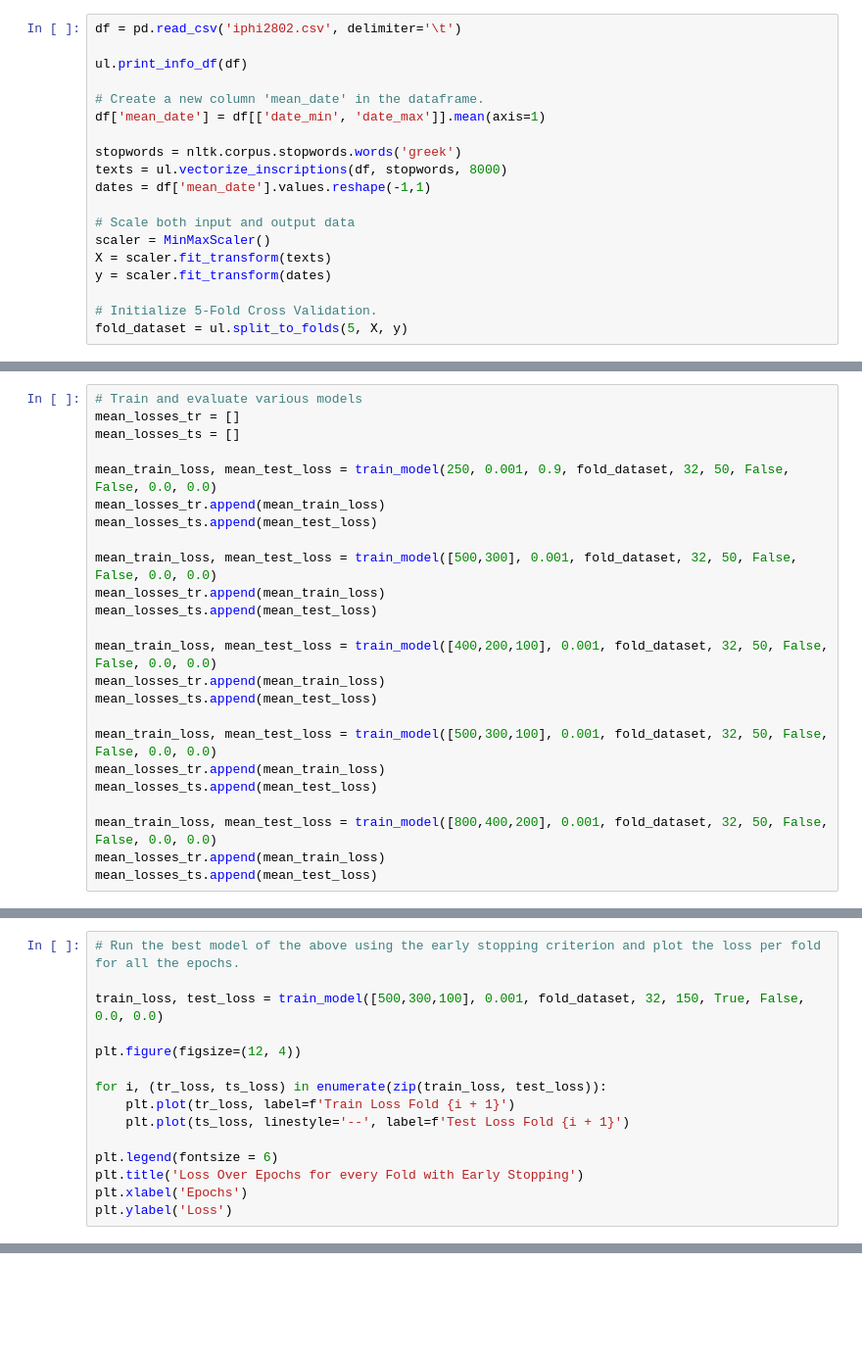
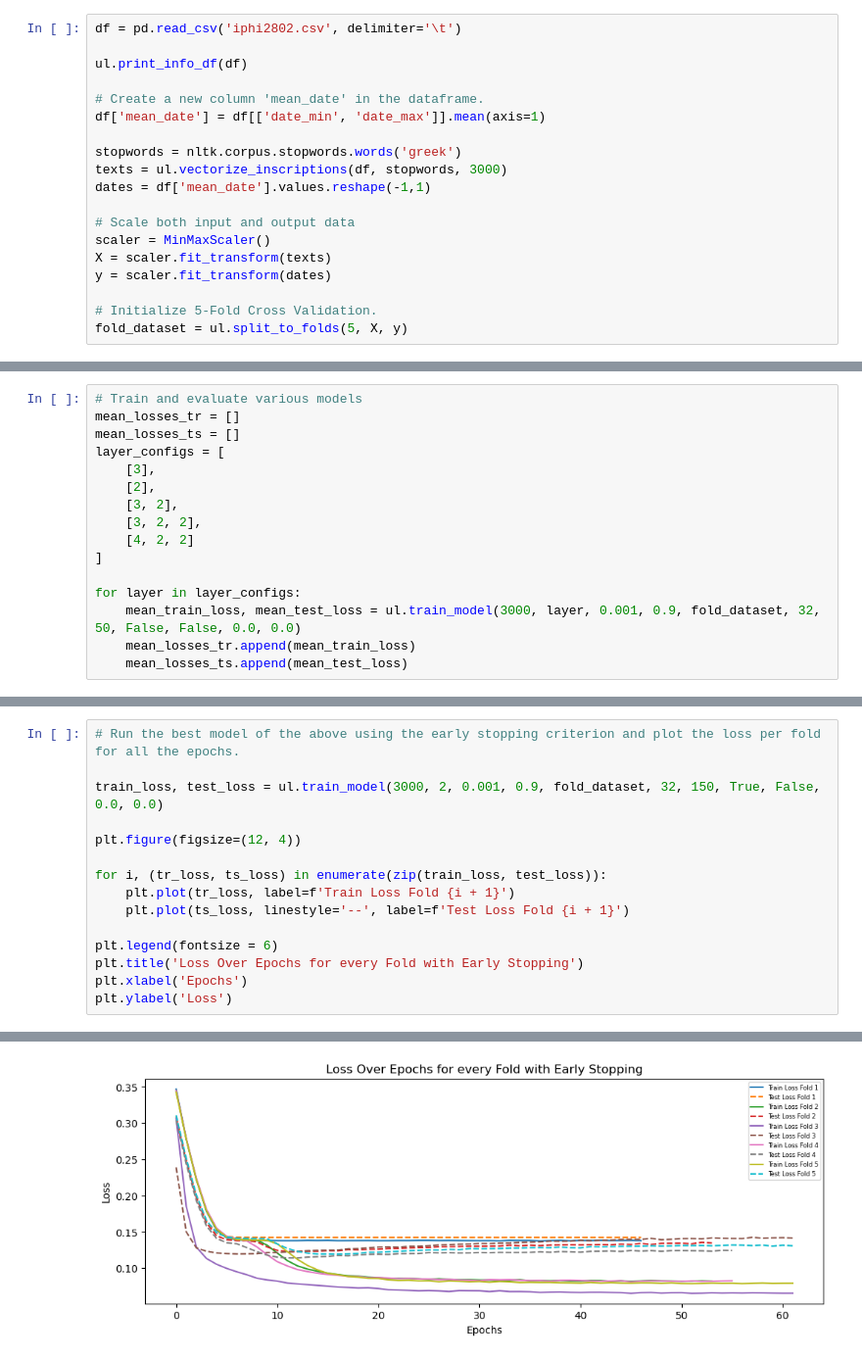
Before and after one commit to kwnkapog/Neural-Networks-Project, a Jupyter notebook: code/compute.ipynb, the cells around one changed output, grey strips where cells are left out. Shown at 98% size. Saved outputs shown, nothing was run; the diff lists cells and outputs as text; blank space fills up the shorter version.

```diff
--- a/code/compute.ipynb
+++ b/code/compute.ipynb
@@ -21,7 +44,7 @@ ul.print_info_df(df)
 df['mean_date'] = df[['date_min', 'date_max']].mean(axis=1)
 
 stopwords = nltk.corpus.stopwords.words('greek')
-texts = ul.vectorize_inscriptions(df, stopwords, 8000)
+texts = ul.vectorize_inscriptions(df, stopwords, 3000)
 dates = df['mean_date'].values.reshape(-1,1)
 
 # Scale both input and output data
@@ -56,24 +76,16 @@ The vocabulary created from the vectorizer is the following
-# %%
-# Train and evaluate various models
-mean_losses_tr = []
-mean_losses_ts = []
-
-mean_train_loss, mean_test_loss = train_model(250, 0.001, 0.9, fold_dataset, 32, 50, False, False, 0.0, 0.0)
-mean_losses_tr.append(mean_train_loss)
-mean_losses_ts.append(mean_test_loss)
-
-mean_train_loss, mean_test_loss = train_model([500,300], 0.001, fold_dataset, 32, 50, False, False, 0.0, 0.0)
-mean_losses_tr.append(mean_train_loss)
-mean_losses_ts.append(mean_test_loss)
-
-mean_train_loss, mean_test_loss = train_model([400,200,100], 0.001, fold_dataset, 32, 50, False, False, 0.0, 0.0)
-mean_losses_tr.append(mean_train_loss)
-mean_losses_ts.append(mean_test_loss)
-
-mean_train_loss, mean_test_loss = train_model([500,300,100], 0.001, fold_dataset, 32, 50, False, False, 0.0, 0.0)
-mean_losses_tr.append(mean_train_loss)
-mean_losses_ts.append(mean_test_loss)
-
-mean_train_loss, mean_test_loss = train_model([800,400,200], 0.001, fold_dataset, 32, 50, False, False, 0.0, 0.0)
-mean_losses_tr.append(mean_train_loss)
-mean_losses_ts.append(mean_test_loss)
+# %%
+# Train and evaluate various models
+mean_losses_tr = []
+mean_losses_ts = []
+layer_configs = [
+    [3],
+    [2],
+    [3, 2],
+    [3, 2, 2],
+    [4, 2, 2]
+]
+
+for layer in layer_configs:
+    mean_train_loss, mean_test_loss = ul.train_model(3000, layer, 0.001, 0.9, fold_dataset, 32, 50, False, False, 0.0, 0.0)
+    mean_losses_tr.append(mean_train_loss)
+    mean_losses_ts.append(mean_test_loss)
@@ -92,7 +125,7 @@ plt.ylabel('Loss')
 # %%
 # Run the best model of the above using the early stopping criterion and plot the loss per fold for all the epochs.
 
-train_loss, test_loss = train_model([500,300,100], 0.001, fold_dataset, 32, 150, True, False, 0.0, 0.0)
+train_loss, test_loss = ul.train_model(3000, 2, 0.001, 0.9, fold_dataset, 32, 150, True, False, 0.0, 0.0)
 
 plt.figure(figsize=(12, 4))
 
@@ -104,3 +137,4 @@ plt.legend(fontsize = 6)
 plt.title('Loss Over Epochs for every Fold with Early Stopping')
 plt.xlabel('Epochs')
 plt.ylabel('Loss')
+# %% [output]
@@ -107,2 +159,3 @@ plt.ylabel('Loss')
+[figure, added]
 # %%
 # Test the effects of combinations of various learning rate and momentum values
```
Also changed, not shown: parts of 9 cells of this notebook, 1 other file.
